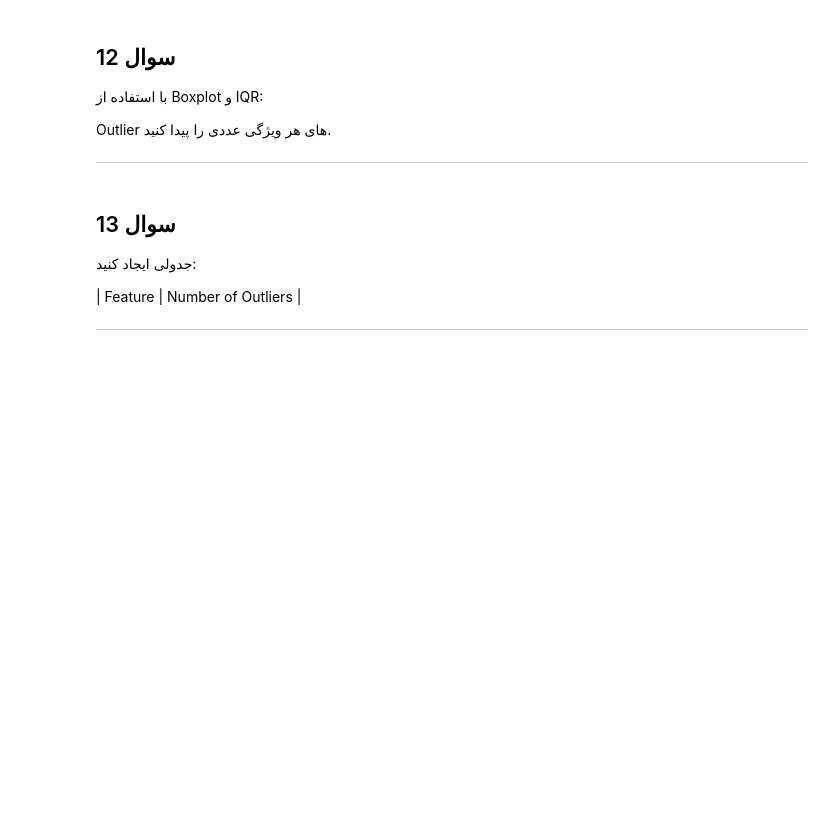
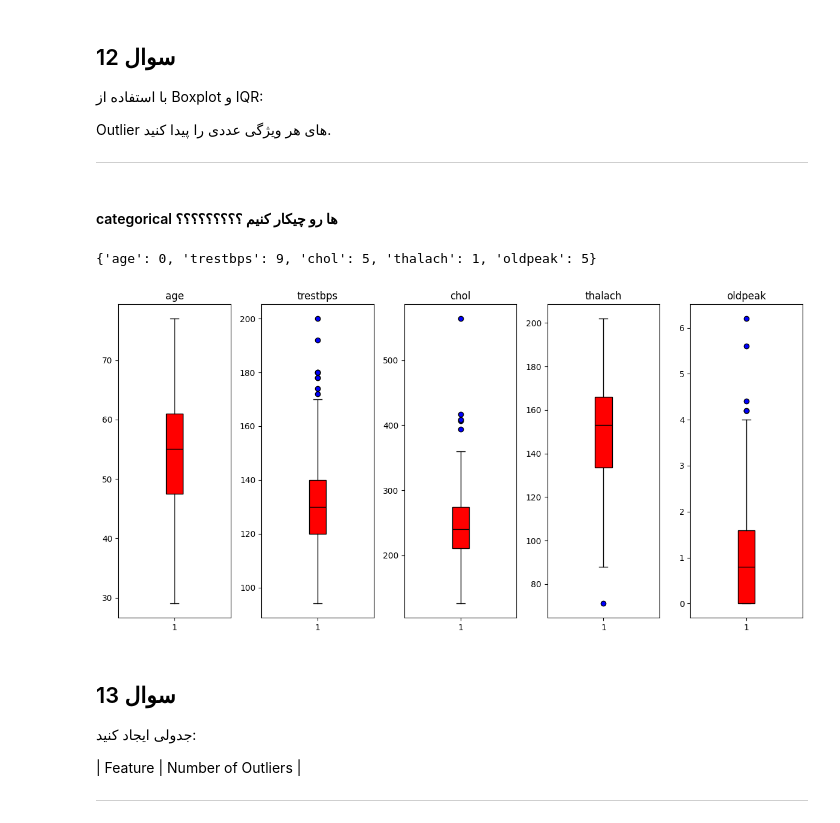
Before and after one commit to MehradAmiresmi/Data-Mining-Answer, a Jupyter notebook: 002_Data Preparation/task002_data_preparation.ipynb, the cells around one changed output. Drawn from its saved outputs; the diff is of its cells as text; code cells hidden in the pictures; blank space fills up the shorter version.

```diff
--- a/002_Data Preparation/task002_data_preparation.ipynb
+++ b/002_Data Preparation/task002_data_preparation.ipynb
@@ -346,7 +358,10 @@ Group-based Imputation: maghadir gom shode ba estefade az mean va median har gor
 
 ---
 # %%
-numeric_cols_with_na = df.select_dtypes(include=[np.number]).columns[df.select_dtypes(include=[np.number]).isnull().any()]
-for col in numeric_cols_with_na:
-    median_value = df[col].median()
-    df[col].fillna(median_value, inplace=True)
+print("before:")
+print(df.isnull().sum())
+
+df.fillna(df.median(numeric_only=True), inplace=True)
+
+print("\nafter:")
+print(df.isnull().sum())
@@ -379,15 +412,35 @@ df_no_duplicates = df.drop_duplicates().reset_index(drop=True)
 Outlier های هر ویژگی عددی را پیدا کنید.
 
 ---
+# %% [markdown]
+#### categorical ها رو چیکار کنیم ؟؟؟؟؟؟؟؟؟
 # %%
-# for col in df.select_dtypes(include=[np.number]):
-#     Q1 = df[col].quantile(0.25)
-#     Q3 = df[col].quantile(0.75)
-#     IQR = Q3 - Q1
-#     lower = Q1 - 1.5 * IQR
-#     upper = Q3 + 1.5 * IQR
-#     outliers = df[(df[col] < lower) | (df[col] > upper)]
-#     print(f"{col}: {len(outliers)} outliers |  allowed range: [{lower:.1f}, {upper:.1f}]")
+col = []
+for index in df.columns:
+    unique_number = df[index].nunique()
+    if unique_number > 6:
+        col.append(index)
+fig , ax = plt.subplots(figsize=(12,6),ncols=len(col))
+for i ,column in enumerate(col):
+    ax[i].boxplot(df[column],patch_artist=True,boxprops={"facecolor":"red"},medianprops={"color":"black"},flierprops={"markerfacecolor":"blue"})
+    ax[i].set_title(column)
+plt.tight_layout()
+
+
+outlier_info = {}
+for feature in col:
+    Q1 = df[feature].quantile(0.25)
+    Q3 = df[feature].quantile(0.75)
+    IQR = Q3 - Q1
+    lower_bound = Q1 - 1.5 * IQR
+    upper_bound = Q3 + 1.5 * IQR
+    outliers = df[(df[feature] < lower_bound) | (df[feature] > upper_bound)]
+    outlier_info[feature] = len(outliers)
+
+print(outlier_info)
+# %% [output]
+{'age': 0, 'trestbps': 9, 'chol': 5, 'thalach': 1, 'oldpeak': 5}
+[figure, added]
 # %% [markdown]
 ## سوال 13
 
```
Also changed, not shown: parts of 44 cells of this notebook.
